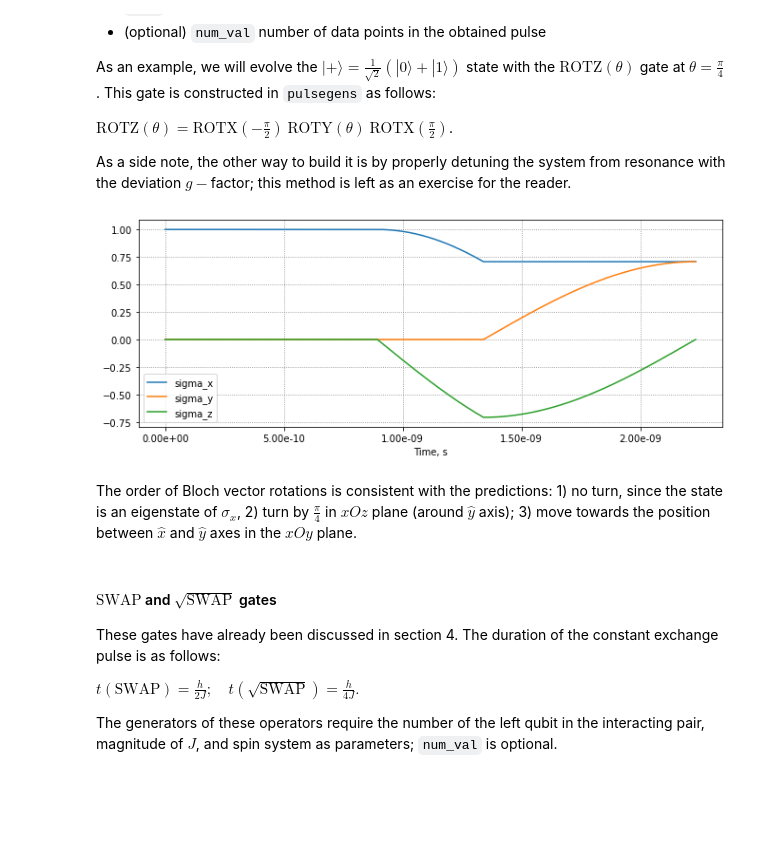
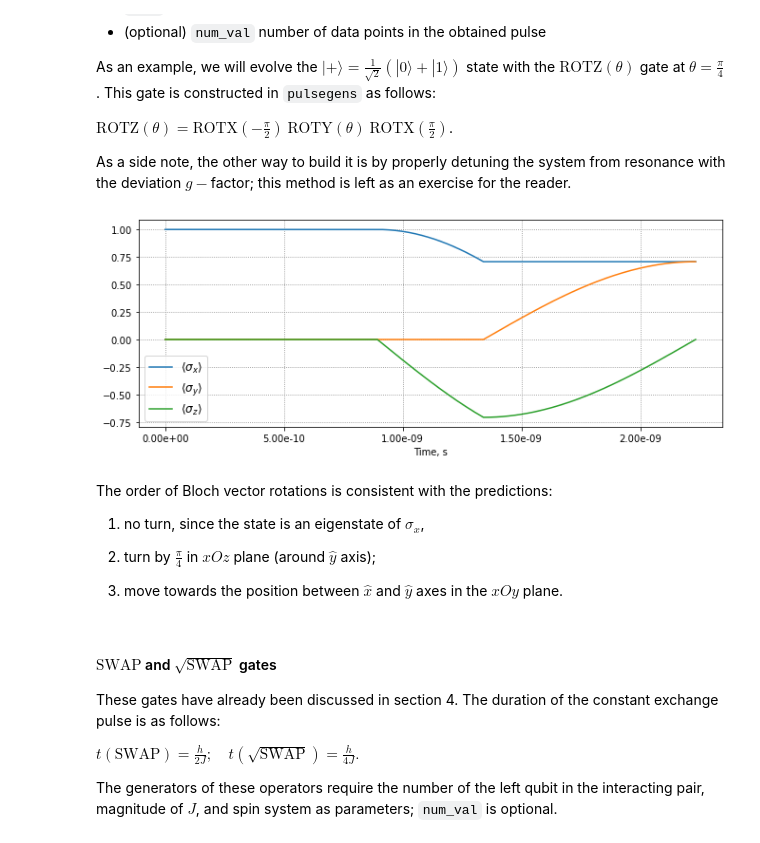
Before and after one commit to gharib85/QuDiPy, a Jupyter notebook: tutorials/Spin_simulator.ipynb, the cells around one changed output. Drawn from its saved outputs; the diff is of its cells as text; code cells hidden in the pictures; blank space fills up the shorter version.

```diff
--- a/tutorials/Spin_simulator.ipynb
+++ b/tutorials/Spin_simulator.ipynb
@@ -44,7 +45,7 @@ import matplotlib.ticker as mtick
 The system of the electrons in the quantum dots is described by the complex density matrix $\rho$ whose evolution is of interest. We create several density matrices relevant for the examples given below. The number of electrons in the system is inferred from the size of $\rho$; if it changes over time (e.g. due to measurements), the parameter $N_0$ should be specified to indicate the maximal possible electron number.
 # %%
 #creating an instance of Constants class, assuming that the material is GaAs
-cst = Constants("GaAs")
+consts = Constants("GaAs")
 
 rho_up = np.array([[1,0],[0,0]])
     # one electron in pure spin-up state
@@ -61,7 +62,7 @@ __Note: all units are SI hereinafter, unless otherwise specified__
 
 B0 = 1
 g = 2
-larmor_freq = g *cst.muB *B0 / cst.h
+larmor_freq = g *consts.muB *B0 / consts.h
 
 params_rabi = {"B_0" : B0, "T_2" : 5e-7, "T" : 4, "f_rf"  : larmor_freq }
 # %% [markdown]
@@ -328,36 +327,42 @@ As a side note, the other way to build it is by properly detuning the system fro
 # %%
 # Implementing ROTZ(pi/4) gate
 # Starting with the superposition state $1/\sqrt{2}(|↑> + |↓>)$ (eigenstate of X operator)
 rho_sup = np.array([[0.5,0.5],[0.5,0.5]])
 
-rotz_system = sps.SpinSys(rho_sup, sys_param_dict={"B_0" : 1, "T_2" : 1e-4, "T" : 4,
-                                                   "f_rf"  : larmor_freq*0.7}, time=0)
+rotz_system = sps.SpinSys(rho_sup, B_0=1, T_2=1e-4, T=4,
+                                                   f_rf=larmor_freq*0.7, time=0)
 
 # ROTZ gate; mind that the angle is given in degrees
-rotz_pi_4_pulse = pulsegens.rot(qubits=1, axis="Z", theta=45, sys=rotz_system, B_rf=1e-2, num_val=100)
+rotz_pi_4_pulse = pulsegens.rot_square(qubits=1, N=1, axis="Z", theta=45, B_0=rotz_system.B_0,
+                                       B_rf=1e-2, f_rf=rotz_system.f_rf, num_val=100)
 
 rotz_pi_4 = rotz_system.evolve((rotz_pi_4_pulse,),
                                track_qubits=1, are_Bloch_vectors=True)
 #plotting the results
 fig, ax = plt.subplots(figsize=(11,4))
 #fig = plt.figure(figsize=(11,4))
 
-ax.plot(rotz_pi_4["time"], np.real(rotz_pi_4["sigma_x_1"]) , label='sigma_x')
-ax.plot(rotz_pi_4["time"], np.real(rotz_pi_4["sigma_y_1"]) , label='sigma_y')
-ax.plot(rotz_pi_4["time"], np.real(rotz_pi_4["sigma_z_1"]) , label='sigma_z')
+ax.plot(rotz_pi_4["time"], np.real(rotz_pi_4["sigma_x_1"]) , label='⟨$\sigma_x$⟩')
+ax.plot(rotz_pi_4["time"], np.real(rotz_pi_4["sigma_y_1"]) , label='⟨$\sigma_y$⟩')
+ax.plot(rotz_pi_4["time"], np.real(rotz_pi_4["sigma_z_1"]) , label='⟨$\sigma_z$⟩')
 
-ax.legend(loc='lower left')
+ax.legend(loc='lower left', fontsize='large')
 plt.xlabel("Time, s")
+plt.ylabel
 
 
 ax.grid()
 ax.xaxis.set_major_formatter(mtick.FormatStrFormatter('%.2e'))
-#ax.yaxis.set_major_formatter(mtick.FormatStrFormatter('%.2e'))
      # for scientific  number format
 # %% [output]
-[figure, old version]
+[figure, new version]
 # %% [markdown]
-The order of Bloch vector rotations is consistent with the predictions: 1) no turn, since the state is an eigenstate of $\sigma_x$, 2) turn by $\frac{\pi}{4}$ in $xOz$ plane (around $\hat{y}$ axis); 3) move towards the position between $\hat{x}$ and $\hat{y}$ axes in the $xOy$ plane.
+The order of Bloch vector rotations is consistent with the predictions:
+1) no turn, since the state is an eigenstate of $\sigma_x$,
+
+2) turn by $\frac{\pi}{4}$ in $xOz$ plane (around $\hat{y}$ axis);
+
+3) move towards the position between $\hat{x}$ and $\hat{y}$ axes in the $xOy$ plane.
 # %% [markdown]
 #### $\mathrm{SWAP} $ and $ \mathrm{\sqrt{SWAP}}$ gates
 
```
Also changed, not shown: parts of 16 cells of this notebook, 4 other files.
